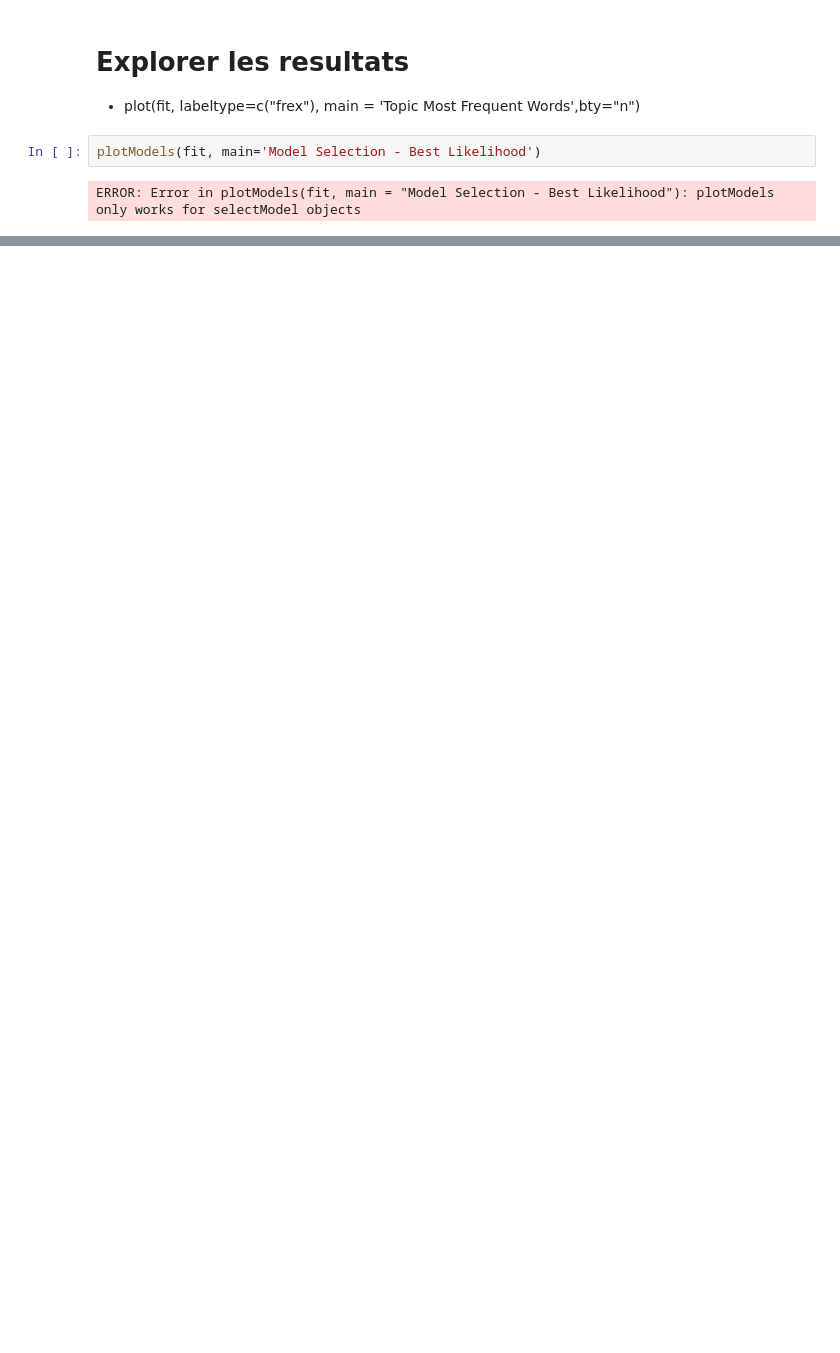
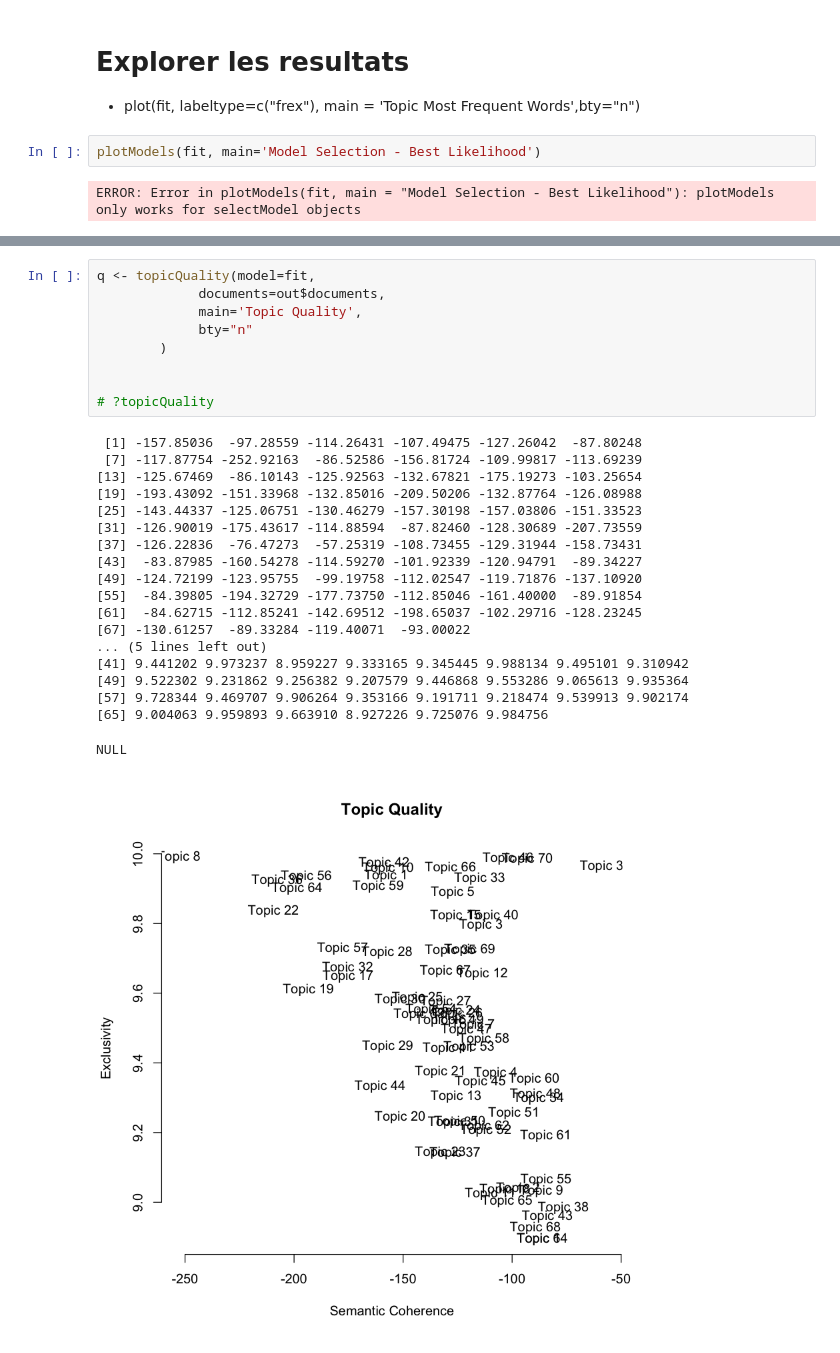
Before and after one commit to alexisperrier/UPEM-NUMI, a Jupyter notebook: lab02/notebooks/Topic Modeling in R with STM.ipynb, the cells around one changed output, grey strips where cells are left out. Drawn from its saved outputs; the diff is of its cells as text; blank space fills up the shorter version.

```diff
--- a/lab02/notebooks/Topic Modeling in R with STM.ipynb
+++ b/lab02/notebooks/Topic Modeling in R with STM.ipynb
@@ -195,0 +249,29 @@ Warning message in text.default(frequency[invrank[i]] + min(2 * max(frequency),
+# %%
+q <- topicQuality(model=fit,
+             documents=out$documents,
+             main='Topic Quality',
+             bty="n"
+        )
+
+
+# ?topicQuality
+# %% [output]
+ [1] -157.85036  -97.28559 -114.26431 -107.49475 -127.26042  -87.80248
+ [7] -117.87754 -252.92163  -86.52586 -156.81724 -109.99817 -113.69239
+[13] -125.67469  -86.10143 -125.92563 -132.67821 -175.19273 -103.25654
+[19] -193.43092 -151.33968 -132.85016 -209.50206 -132.87764 -126.08988
+[25] -143.44337 -125.06751 -130.46279 -157.30198 -157.03806 -151.33523
+[31] -126.90019 -175.43617 -114.88594  -87.82460 -128.30689 -207.73559
+[37] -126.22836  -76.47273  -57.25319 -108.73455 -129.31944 -158.73431
+[43]  -83.87985 -160.54278 -114.59270 -101.92339 -120.94791  -89.34227
+[49] -124.72199 -123.95755  -99.19758 -112.02547 -119.71876 -137.10920
+[55]  -84.39805 -194.32729 -177.73750 -112.85046 -161.40000  -89.91854
+[61]  -84.62715 -112.85241 -142.69512 -198.65037 -102.29716 -128.23245
+[67] -130.61257  -89.33284 -119.40071  -93.00022
+... (5 lines left out)
+[41] 9.441202 9.973237 8.959227 9.333165 9.345445 9.988134 9.495101 9.310942
+[49] 9.522302 9.231862 9.256382 9.207579 9.446868 9.553286 9.065613 9.935364
+[57] 9.728344 9.469707 9.906264 9.353166 9.191711 9.218474 9.539913 9.902174
+[65] 9.004063 9.959893 9.663910 8.927226 9.725076 9.984756
+NULL
+[figure, added]
```
Also changed, not shown: parts of 17 cells of this notebook, 4 other files.
